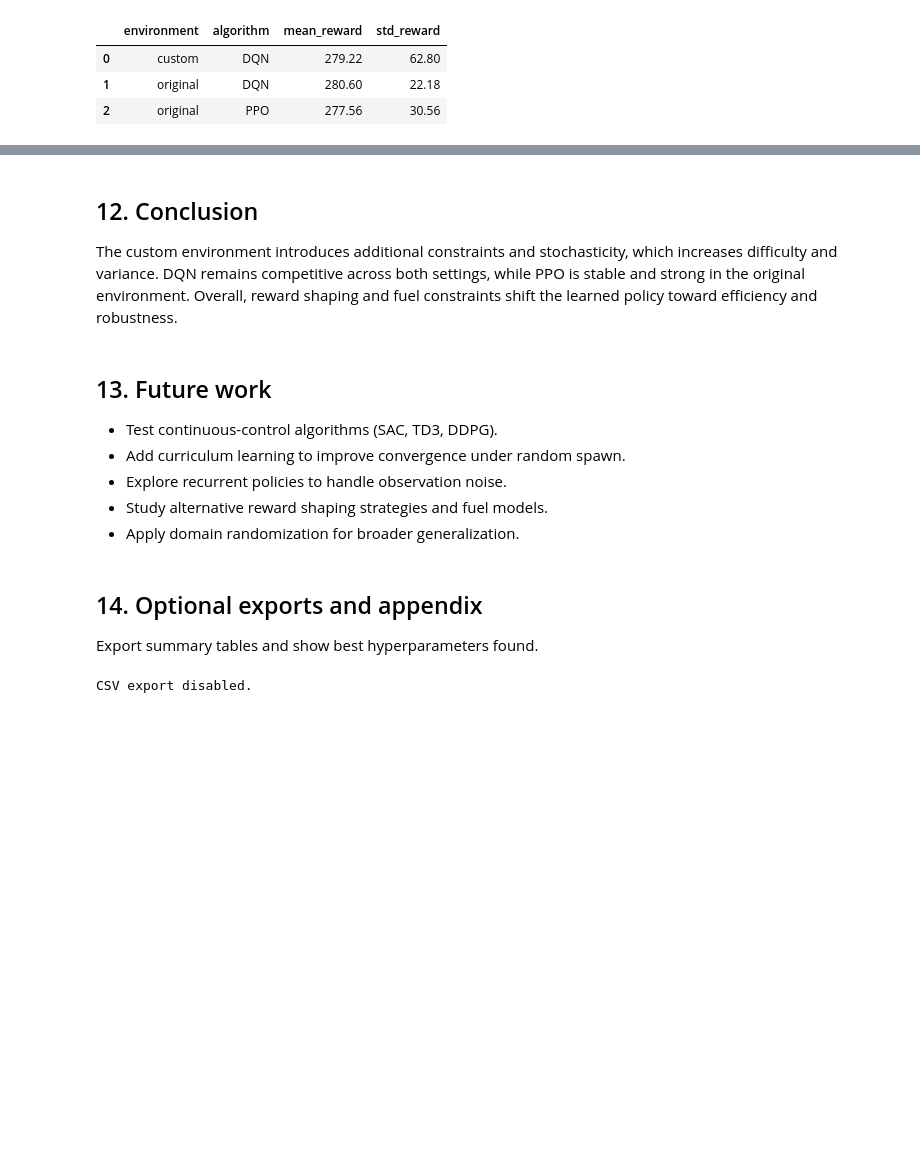
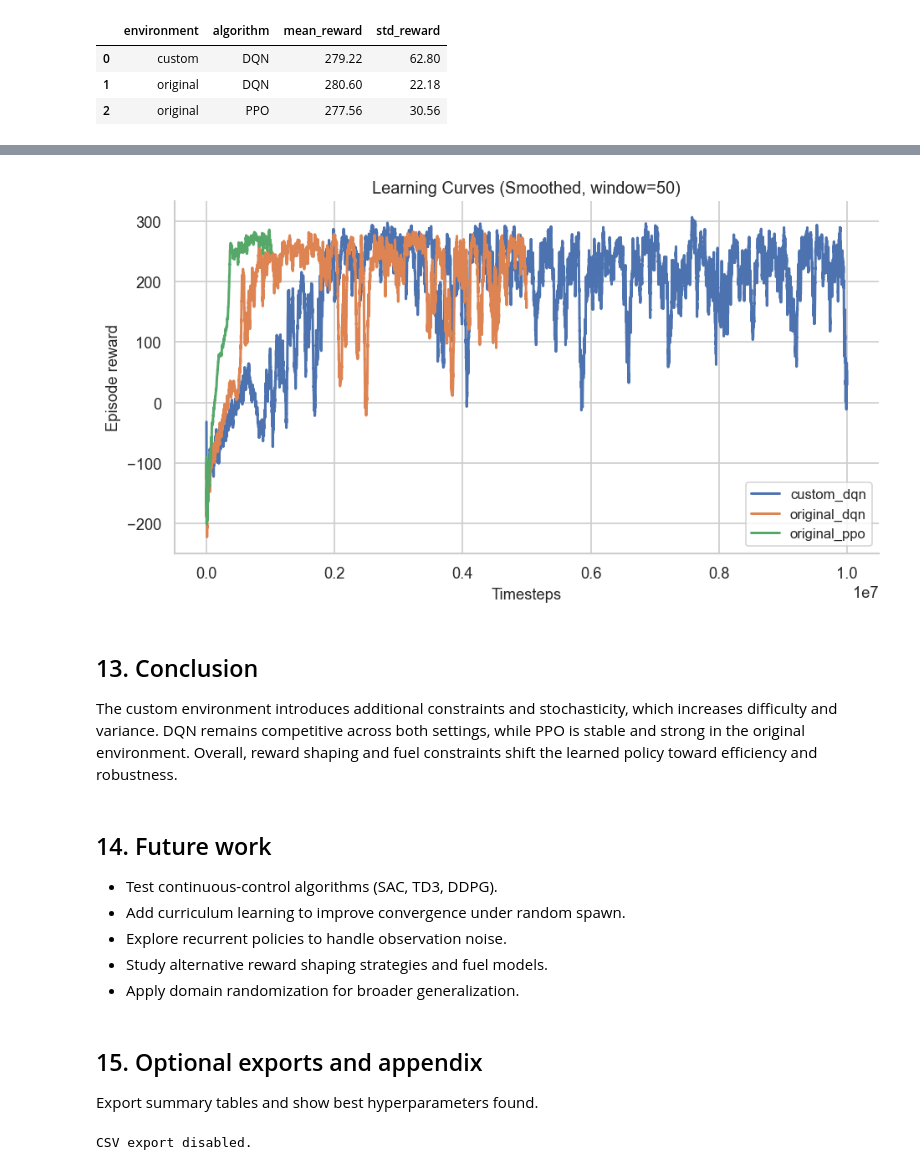
Before and after one commit to LsFaria04/Reinforcement-Learning-Lunar-Lander-Custom, a Jupyter notebook: analysis.ipynb, the cells around one changed output, grey strips where cells are left out. Drawn from its saved outputs; the diff is of its cells as text; code cells hidden in the pictures; blank space fills up the shorter version.

Commit message:
learning curves (still missingppo custom)

```diff
--- a/analysis.ipynb
+++ b/analysis.ipynb
@@ -560,17 +565,62 @@ comparison_table
+# %%
+# Learning curves from VecMonitor logs
+log_root = RUNS_DIR / "logs"
+monitor_files = sorted(log_root.glob("*/monitor.csv"))
+
+if not monitor_files:
+    print(f"No monitor.csv files found under {log_root}")
+else:
+    def load_monitor(path: Path) -> pd.DataFrame:
+        df = pd.read_csv(path, comment="#")
+        if df.empty:
+            return df
+        df = df.rename(columns={"r": "reward", "l": "length", "t": "time"})
+        df["timesteps"] = df["length"].cumsum()
+        df["run"] = path.parent.name
+        return df
+
+    runs = []
+    for path in monitor_files:
+        df = load_monitor(path)
+        if not df.empty:
+            runs.append(df)
+
+    if not runs:
+        print("Monitor files were empty.")
+    else:
+        data = pd.concat(runs, ignore_index=True)
+
+        window = 50
+        data["reward_smooth"] = data.groupby("run")["reward"].transform(
+            lambda x: x.rolling(window=window, min_periods=1).mean()
+        )
+
+        plt.figure(figsize=(8, 4.5))
+        for run_name, group in data.groupby("run"):
+            plt.plot(group["timesteps"], group["reward_smooth"], label=run_name, linewidth=1.8)
+
+        plt.title(f"Learning Curves (Smoothed, window={window})")
+        plt.xlabel("Timesteps")
+        plt.ylabel("Episode reward")
+        plt.legend()
+        plt.tight_layout()
+        plt.show()
+# %% [output]
+[figure, added]
 # %% [markdown]
-## 12. Conclusion
+## 13. Conclusion
 The custom environment introduces additional constraints and stochasticity, which increases difficulty and variance.
 DQN remains competitive across both settings, while PPO is stable and strong in the original environment.
 Overall, reward shaping and fuel constraints shift the learned policy toward efficiency and robustness.
 # %% [markdown]
-## 13. Future work
+## 14. Future work
 - Test continuous-control algorithms (SAC, TD3, DDPG).
 - Add curriculum learning to improve convergence under random spawn.
 - Explore recurrent policies to handle observation noise.
 - Study alternative reward shaping strategies and fuel models.
 - Apply domain randomization for broader generalization.
 # %% [markdown]
-## 14. Optional exports and appendix
+## 15. Optional exports and appendix
 Export summary tables and show best hyperparameters found.
 # %%
 # Optional export to CSV
```
Also changed, not shown: parts of 2 cells of this notebook, 8 other files.
